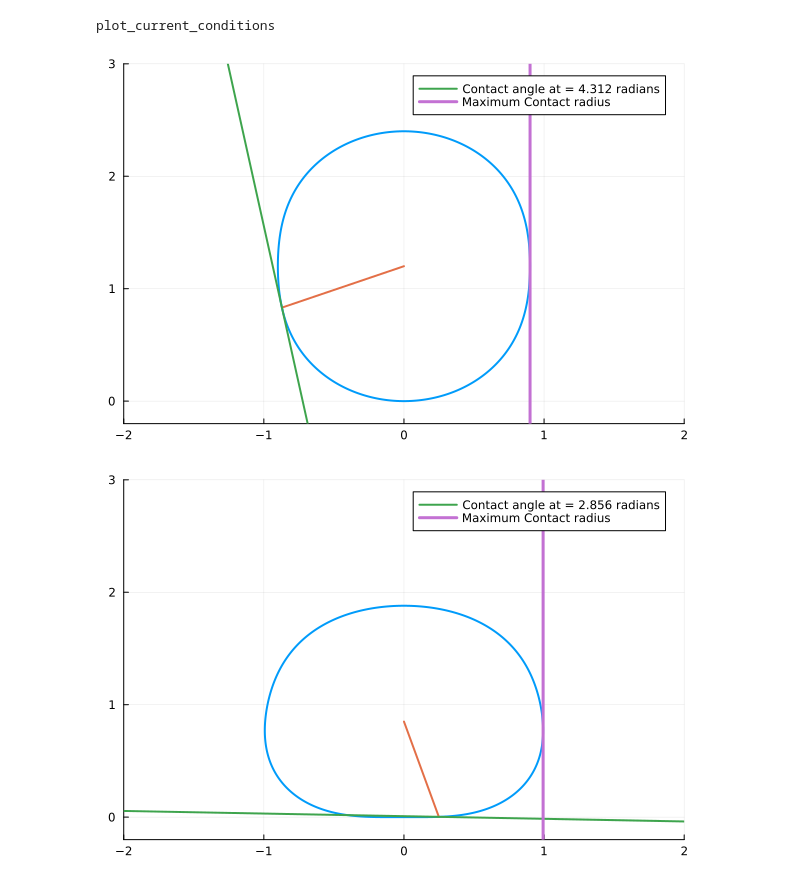
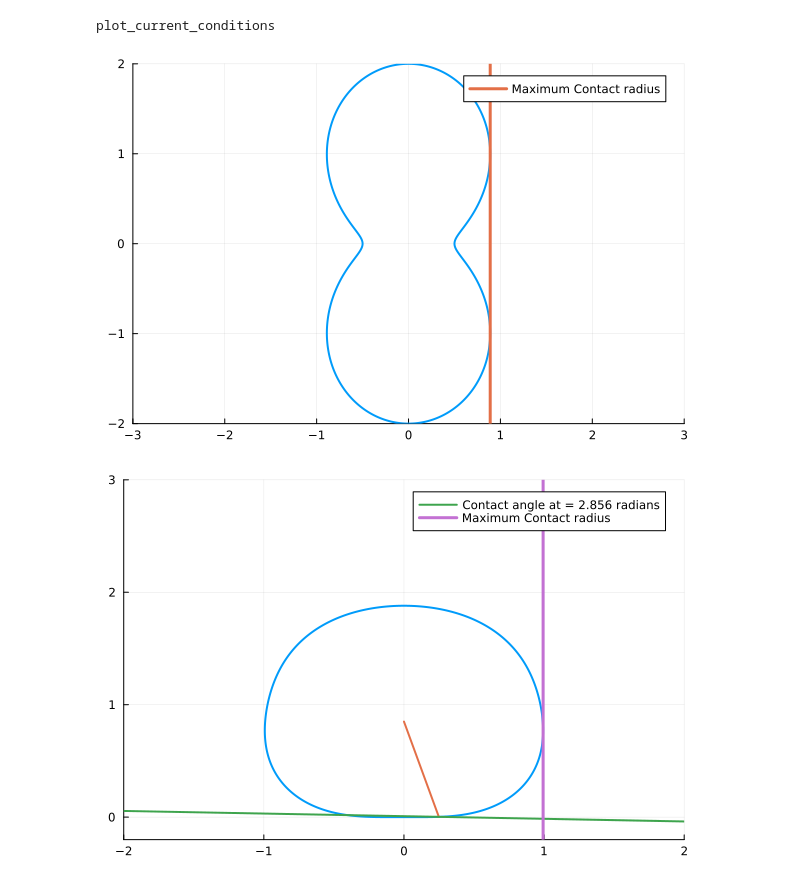
Before and after one commit to elvispy/km-dropplet-solidsubstrate, a Jupyter notebook: julia/1_code/plotting.ipynb, the cells around one changed output. Drawn from its saved outputs; the diff is of its cells as text; code cells hidden in the pictures.

```diff
--- a/julia/1_code/plotting.ipynb
+++ b/julia/1_code/plotting.ipynb
@@ -25,8 +25,8 @@ function plot_current_conditions(data::Union{ProblemConditions, Vector{Float64}}
     d = length(data);
     ζ = zeta(data; order = d);
     # ζ(θ::Float64) = sum(data .* (collectPl(cos(θ), lmax = d).parent)[2:end]);
-    x(θ::Float64) = sin(θ) * (1 + ζ(θ));
-    y(θ::Float64) = center_of_mass + cos(θ) * (1 + ζ(θ));
+    x(θ::Float64) = sin(θ) * (1+ζ(θ));
+    y(θ::Float64) = center_of_mass + cos(θ) * (1+ζ(θ));
 
     rrange = LinRange(0, 2π, 500);
 
@@ -48,16 +48,16 @@ function plot_current_conditions(data::Union{ProblemConditions, Vector{Float64}}
     # Plotting a line of maximum contact radius
     r = maximum_contact_radius(data)
     plot!([r, r], [-10, 10], lw = 3, label = "Maximum Contact radius");
-    xlims!(-2, 2)
-    ylims!(-0.2, 3)
+    xlims!(-3, 3)
+    ylims!(-2, 2)
     display(plt)
 end
 # %% [output]
 plot_current_conditions
-# %%
-plot_current_conditions([0, 0.2]; theta = 3*pi/2-0.4 )
-# %% [output]
-[figure, removed]
+# %%
+plot_current_conditions([0.0, 1.0, 0.0, 0.0, 0.0]; center_of_mass = 0.0)
+# %% [output]
+[figure, added]
 # %%
 plot_current_conditions(0.15 .* [.2, -.1, .4, -.3]; theta = pi/1.1)
 
```
Also changed, not shown: 5 other files.
